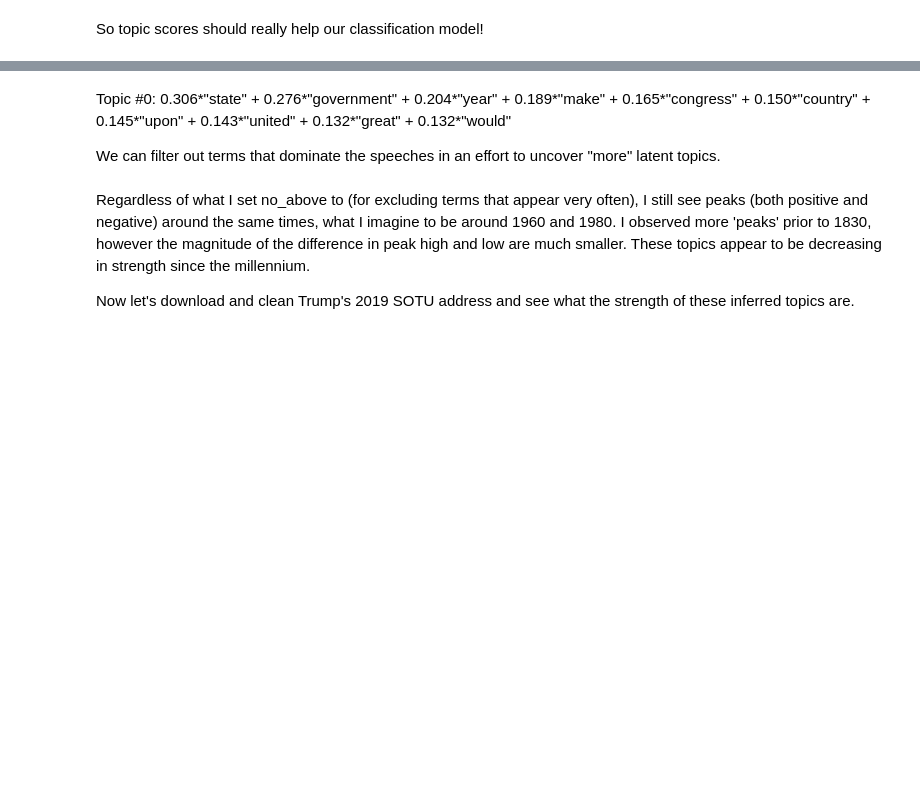
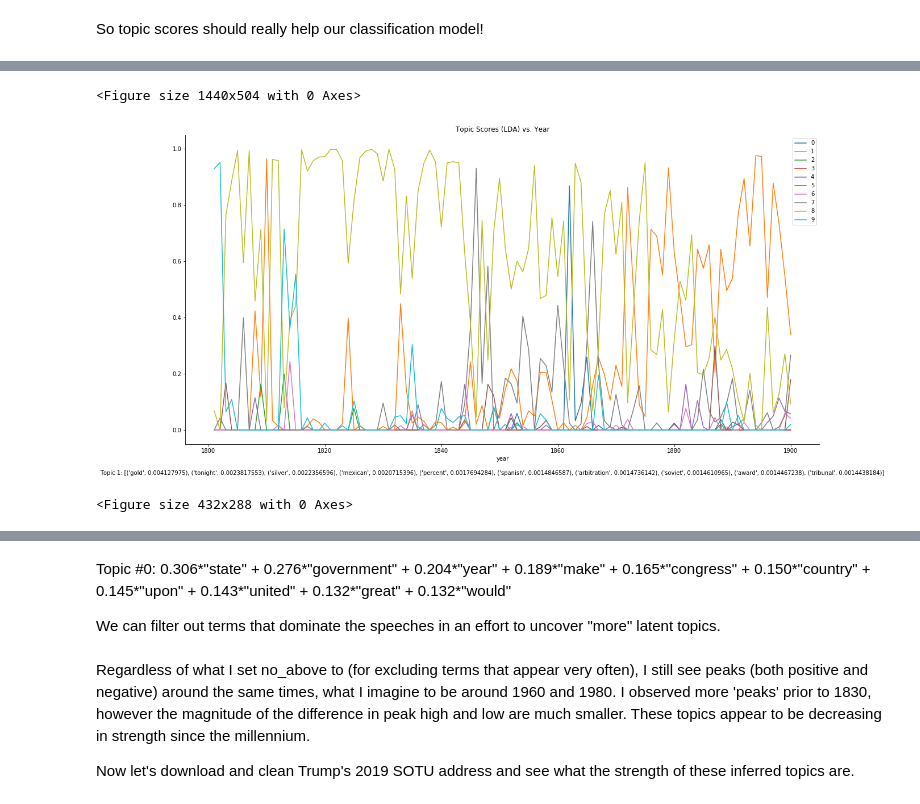
Before and after one commit to mkm29/DataScience, a Jupyter notebook: thinkful/unit/4/sotu/Topic Modeling and Classification.ipynb, the cells around one changed output, grey strips where cells are left out. Cells and saved outputs as stored; diff of their text form; code cells hidden in the pictures; blank space fills up the shorter version.

```diff
--- a/thinkful/unit/4/sotu/Topic Modeling and Classification.ipynb
+++ b/thinkful/unit/4/sotu/Topic Modeling and Classification.ipynb
@@ -328 +373,17 @@ plt.clf()
 <Figure size 432x288 with 0 Axes>
+# %%
+plt.figure(figsize=(20,7))
+lda_df.query('year > 1800 & year <= 1900').plot.line()
+plt.title('Topic Scores (LDA) vs. Year')
+sns.despine()
+fig = plt.gcf()
+fig.set_size_inches(20, 10)
+txt = "Topic 1: " + str(lda_model.show_topic(1,10))
+fig.text(.5, .05, txt, ha='center')
+plt.savefig('topics_after_1800_before_1900_lda.png')
+plt.show()
+plt.clf()
+# %% [output]
+<Figure size 1440x504 with 0 Axes>
+[figure, added]
+<Figure size 432x288 with 0 Axes>
```
Also changed, not shown: parts of 27 cells of this notebook.
